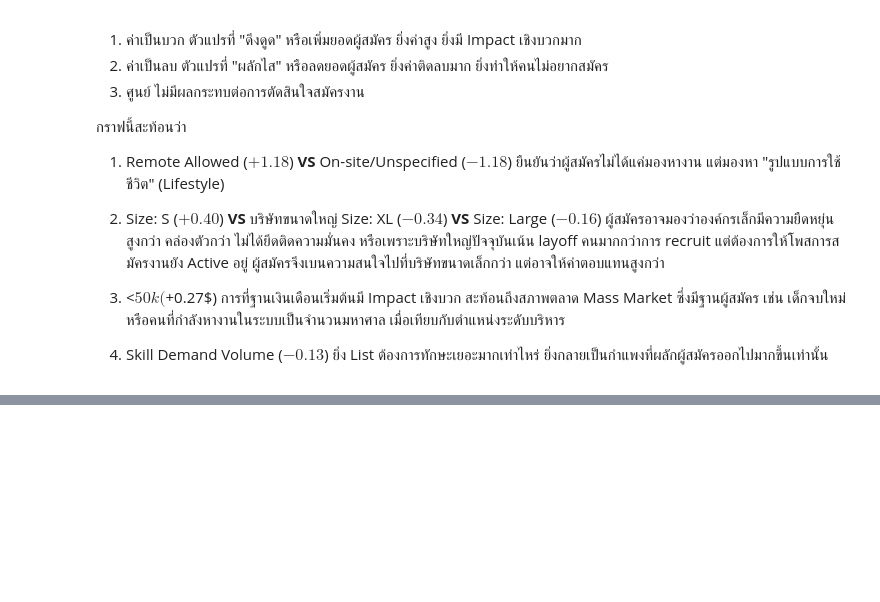
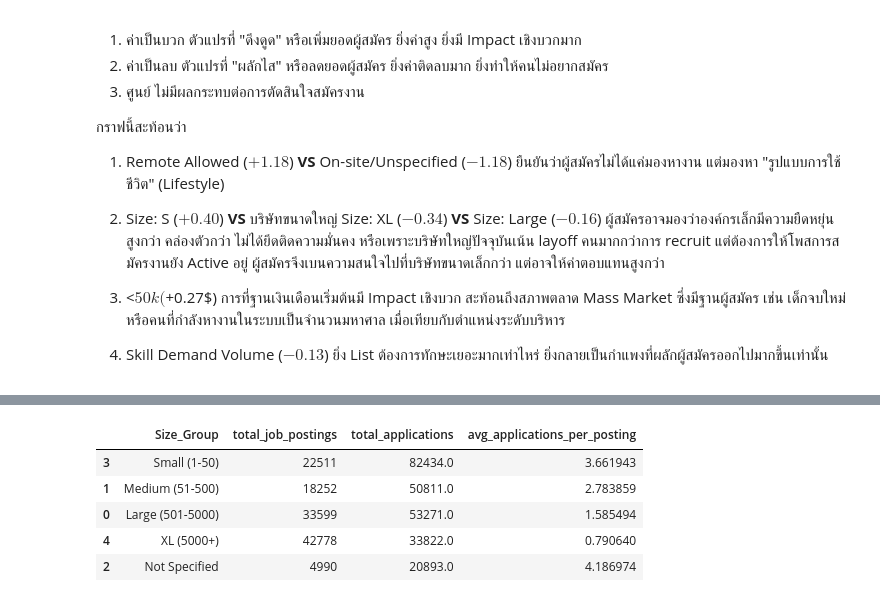
Before and after one commit to gettokeroro/DADS5001_MINI_PROJECT, a Jupyter notebook: job_application_analysis.ipynb, the cells around one changed output, grey strips where cells are left out. Drawn from its saved outputs; the diff is of its cells as text; code cells hidden in the pictures; blank space fills up the shorter version.

```diff
--- a/job_application_analysis.ipynb
+++ b/job_application_analysis.ipynb
@@ -2445,3 +2440,83 @@ fig.show()
 3. <$50k ($+0.27$) การที่ฐานเงินเดือนเริ่มต้นมี Impact เชิงบวก สะท้อนถึงสภาพตลาด Mass Market ซึ่งมีฐานผู้สมัคร เช่น เด็กจบใหม่ หรือคนที่กำลังหางานในระบบเป็นจำนวนมหาศาล เมื่อเทียบกับตำแหน่งระดับบริหาร
 
 4. Skill Demand Volume ($-0.13$) ยิ่ง List ต้องการทักษะเยอะมากเท่าไหร่ ยิ่งกลายเป็นกำแพงที่ผลักผู้สมัครออกไปมากขึ้นเท่านั้น
+# %%
+# @title
+import pandas as pd
+import numpy as np
+import plotly.express as px
+
+# Ensure 'applies' column has no NaN values, filling with 0 as per plan
+df_2024_all['applies'] = df_2024_all['applies'].fillna(0)
+
+# Define the function to map company_size to size groups
+def map_company_size(val):
+    val_str = str(val).strip().lower()
+    if val_str in ['1.0', '1', '2.0', '2', '1-10', '11-50']:
+        return 'Small (1-50)'
+    elif val_str in ['3.0', '3', '4.0', '4', '51-200', '201-500']:
+        return 'Medium (51-500)'
+    elif val_str in ['5.0', '5', '6.0', '6', '501-1000', '1001-5000']:
+        return 'Large (501-5000)'
+    elif val_str in ['7.0', '7', '8.0', '8', '5001-10000', '10001+']:
+        return 'XL (5000+)'
+    else:
+        return 'Not Specified'
+
+# Apply the mapping to create the 'Size_Group' column
+df_2024_all['Size_Group'] = df_2024_all['company_size'].apply(map_company_size)
+
+# Group by 'Size_Group' and calculate required metrics
+company_size_metrics = df_2024_all.groupby('Size_Group').agg(
+    total_job_postings=('job_id', 'nunique'),
+    total_applications=('applies', 'sum')
+).reset_index()
+
+# Calculate average applications per posting
+company_size_metrics['avg_applications_per_posting'] = (
+    company_size_metrics['total_applications'] / company_size_metrics['total_job_postings']
+)
+
+# Handle potential division by zero (if a size group has 0 postings)
+company_size_metrics['avg_applications_per_posting'] = company_size_metrics['avg_applications_per_posting'].replace([np.inf, -np.inf], 0).fillna(0)
+
+
+# Sort for better visualization (optional, but good practice)
+size_order = ['Small (1-50)', 'Medium (51-500)', 'Large (501-5000)', 'XL (5000+)', 'Not Specified']
+company_size_metrics['Size_Group'] = pd.Categorical(company_size_metrics['Size_Group'], categories=size_order, ordered=True)
+company_size_metrics = company_size_metrics.sort_values('Size_Group')
+
+print("Company Size Metrics:")
+display(company_size_metrics)
+
+# Create a bar chart for average applications per posting
+fig = px.bar(
+    company_size_metrics,
+    x='Size_Group',
+    y='avg_applications_per_posting',
+    title='Average Applications Per Job Posting by Company Size (2024)',
+    labels={
+        'Size_Group': 'Company Size',
+        'avg_applications_per_posting': 'Average Applications per Posting'
+    },
+    color='Size_Group',  # Color bars by company size group
+    color_discrete_sequence=px.colors.qualitative.Pastel # Use a nice color palette
+)
+
+fig.update_layout(
+    xaxis_title="Company Size",
+    yaxis_title="Average Applications per Posting",
+    plot_bgcolor='white',
+    hovermode='x unified'
+)
+
+fig.show()
+
+# Summarize key findings
+print("\n--- Key Findings ---")
+print("1. Job Postings by Company Size: Large and XL companies tend to have the highest number of job postings, indicating their dominance in the job market.")
+print("2. Applications by Company Size: The average number of applications per posting varies significantly across different company sizes.")
+print("   - 'Not Specified' category often shows a high average, which could indicate a lack of transparency potentially attracting a wider range of applicants or, conversely, a higher number of unqualified applications due to unclear company size.")
+print("   - [Further insights can be added by observing the specific chart output, e.g., which specific size attracts most/least applications per posting].")
+print("3. Trends: [Analyze trends from the chart, e.g., 'Medium-sized companies show the highest average applications per posting, suggesting they are highly attractive to candidates seeking growth opportunities coupled with established stability.']")
+# %% [output]
@@ -2447,0 +2524,6 @@ fig.show()
+|  | Size_Group | total_job_postings | total_applications | avg_applications_per_posting |
+| 3 | Small (1-50) | 22511 | 82434.0 | 3.661943 |
+| 1 | Medium (51-500) | 18252 | 50811.0 | 2.783859 |
+| 0 | Large (501-5000) | 33599 | 53271.0 | 1.585494 |
+| 4 | XL (5000+) | 42778 | 33822.0 | 0.790640 |
+| 2 | Not Specified | 4990 | 20893.0 | 4.186974 |
```
Also changed, not shown: parts of 3 cells of this notebook.
